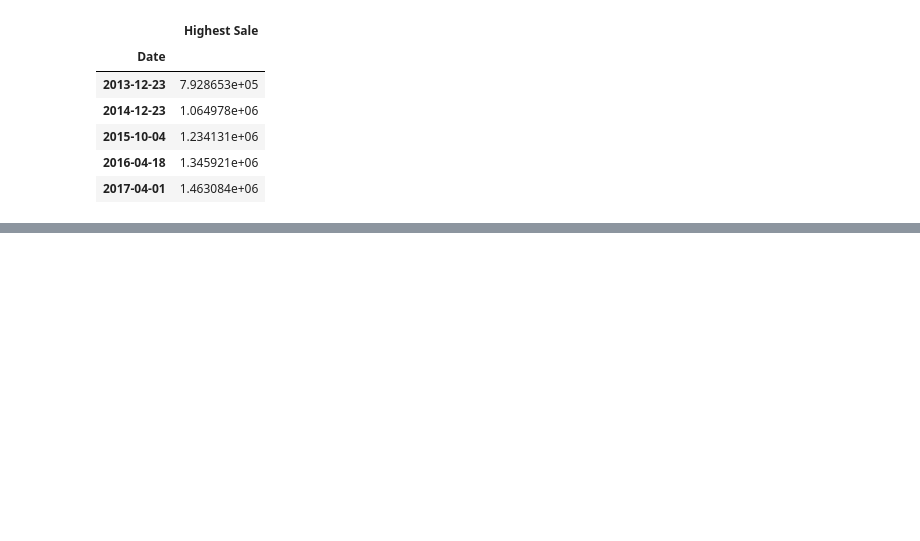
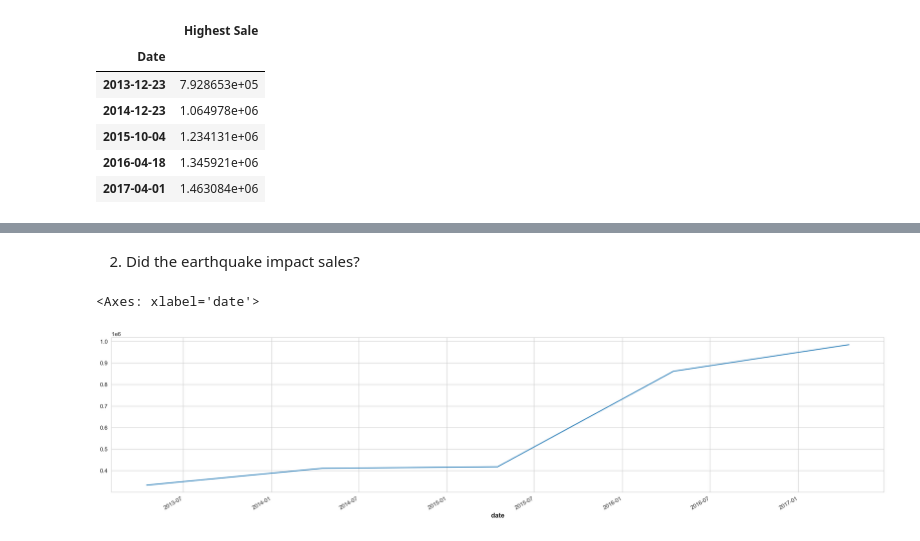
Before and after one commit to modelMaestroSolo/Store-Sales-Time-Series-Forecasting, a Jupyter notebook: notebooks/1.1-sy-Indept-EDA.ipynb, the cells around one changed output, grey strips where cells are left out. Saved outputs shown, nothing was run; the diff lists cells and outputs as text; code cells hidden in the pictures; blank space fills up the shorter version.

```diff
--- a/notebooks/1.1-sy-Indept-EDA.ipynb
+++ b/notebooks/1.1-sy-Indept-EDA.ipynb
@@ -420,0 +512,8 @@ plt.ylabel("Sales");
+# %% [markdown]
+2. Did the earthquake impact sales?
+# %%
+day_of_earthquake = pd.Timestamp("2016-04-16")
+total_daily_sales[["2013-04-16", "2014-04-16", "2015-04-16", "2016-04-16", "2017-04-16"]]
+# %% [output]
+<Axes: xlabel='date'>
+[figure, added]
```
Also changed, not shown: parts of 22 cells of this notebook, 4 other files.
